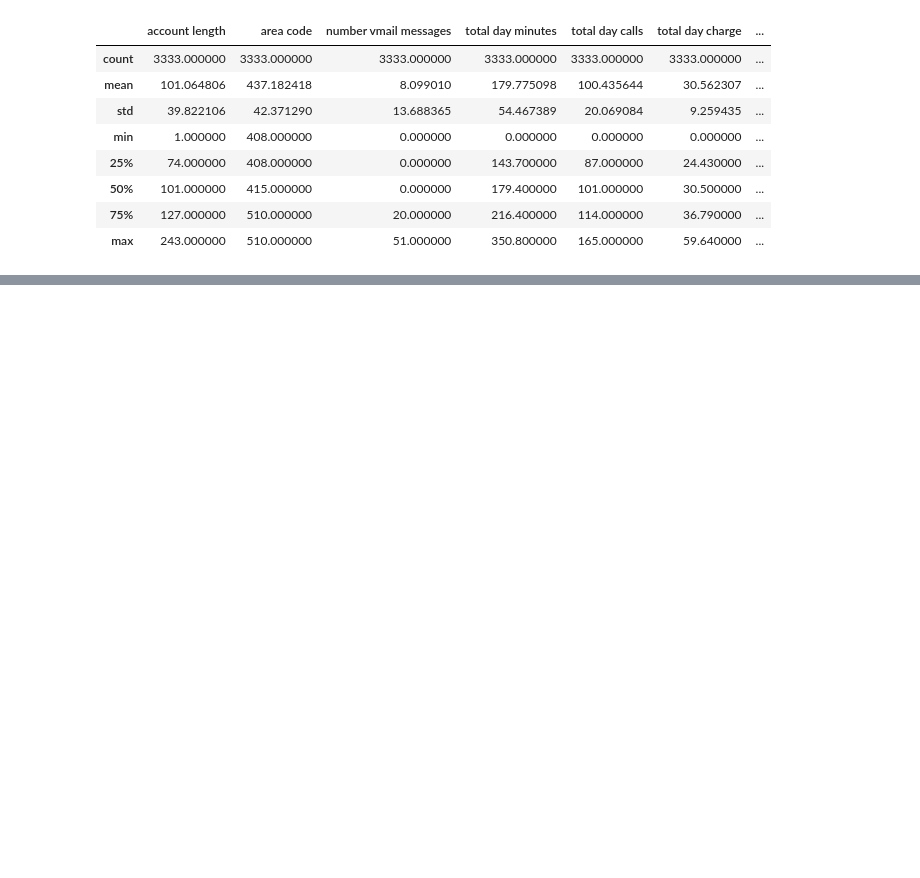
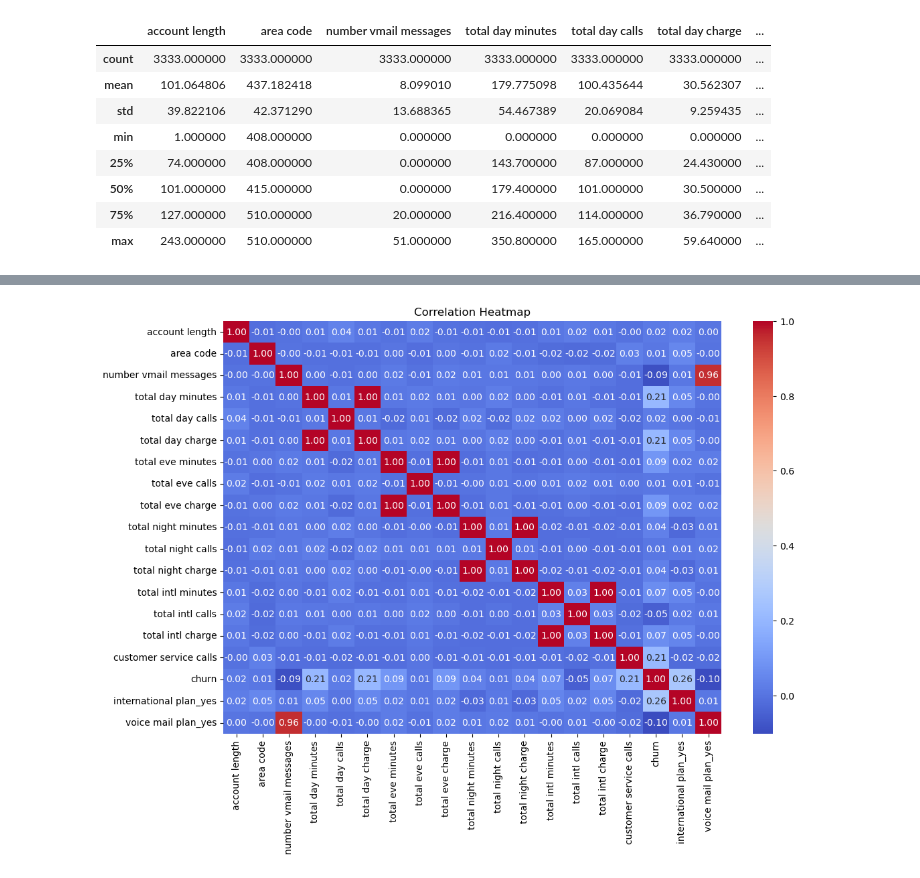
Before and after one commit to Milton254/phase3, a Jupyter notebook: index.ipynb, the cells around one changed output, grey strips where cells are left out. Cells and saved outputs as stored; diff of their text form; code cells hidden in the pictures; blank space fills up the shorter version.

```diff
--- a/index.ipynb
+++ b/index.ipynb
@@ -77,0 +179,6 @@ for column in data.columns:
+# %%
+# Drop unnecessary columns
+data = data.drop(columns=["state", "phone number"])
+# Convert object columns to numerical variables using one-hot encoding
+data = pd.get_dummies(data, columns=["international plan", "voice mail plan"], drop_first=True)
+data
@@ -82,0 +220,9 @@ ValueError: could not convert string to float: 'KS'
+# %%
+# Create a heatmap to visualise the correlation of the variables
+plt.figure(figsize=(12, 8))
+corr_matrix = data.corr()
+sns.heatmap(corr_matrix, annot=True, cmap='coolwarm', fmt=".2f")
+plt.title('Correlation Heatmap')
+plt.show()
+# %% [output]
+[figure, added]
```
Also changed, not shown: parts of 19 cells of this notebook.
